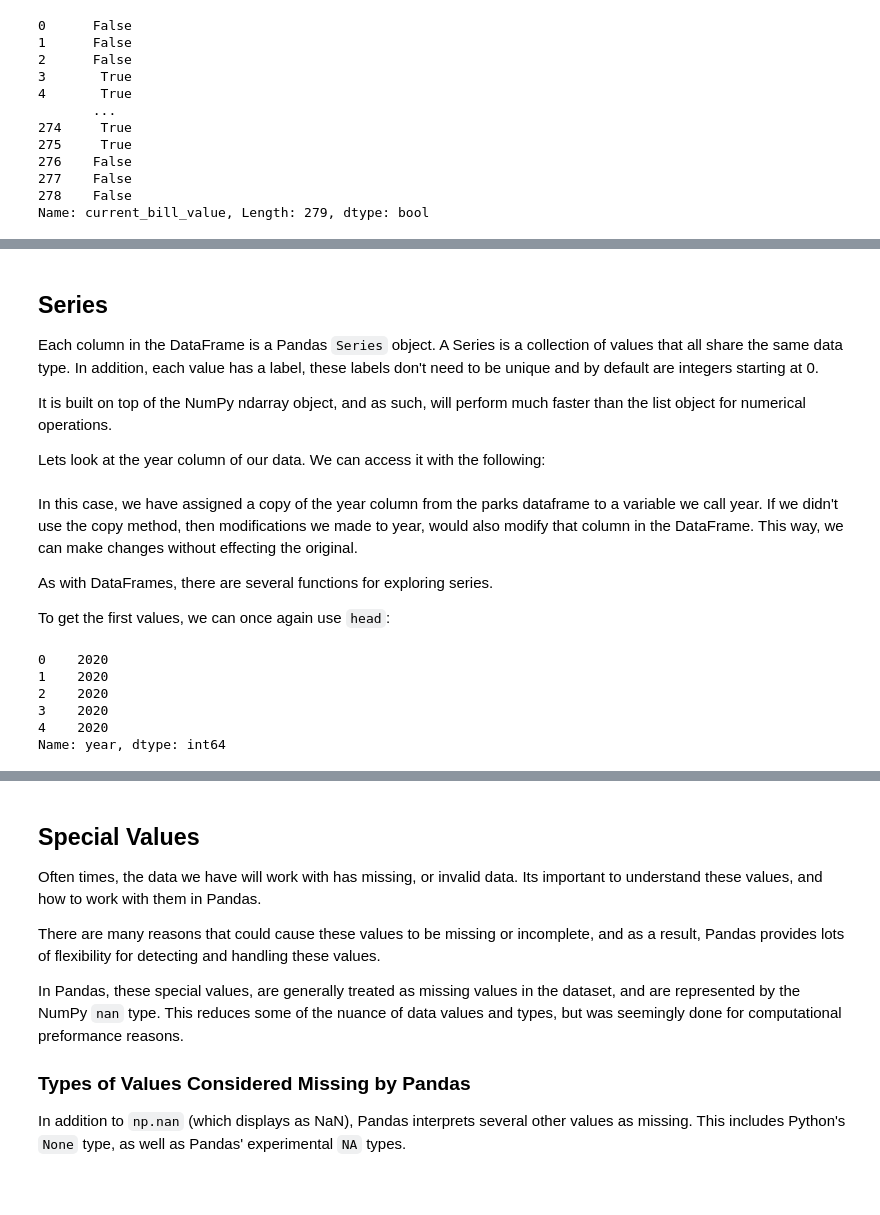
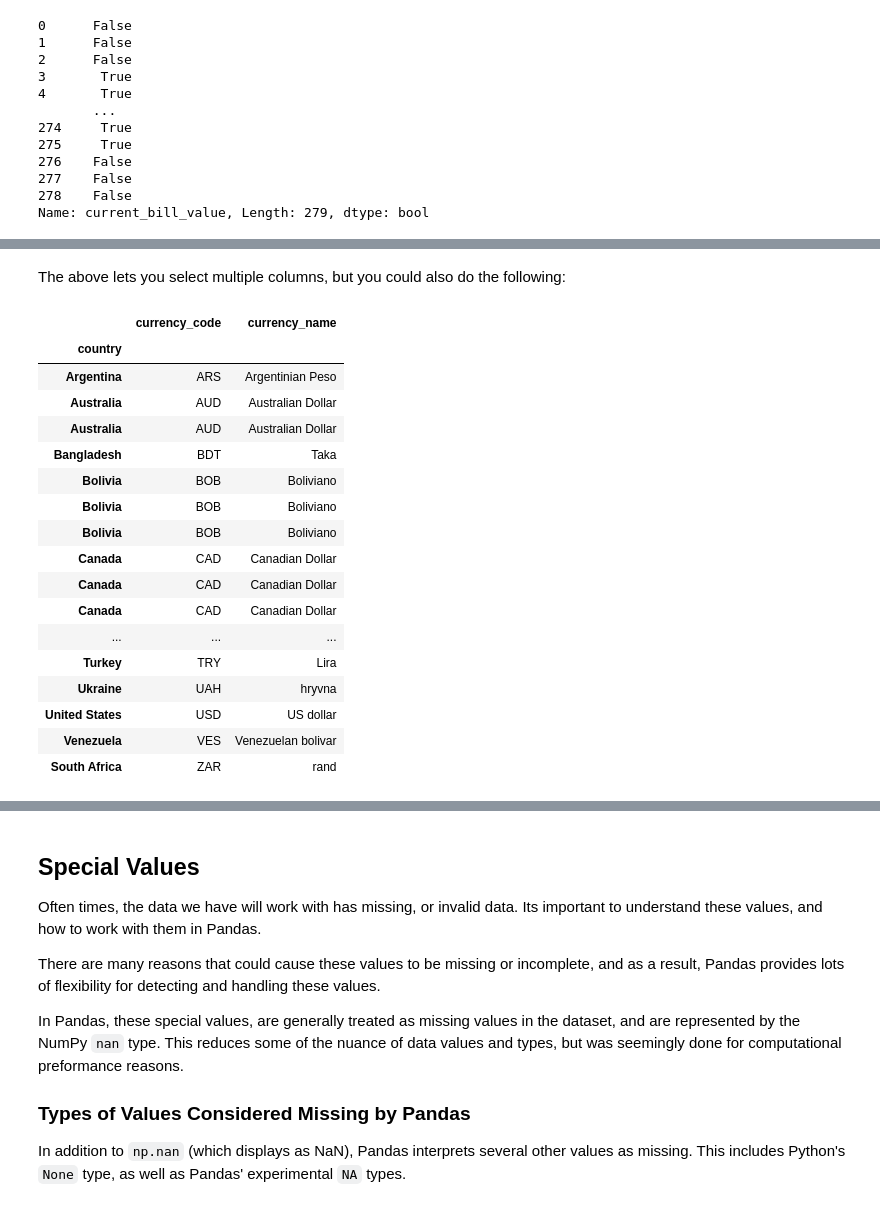
Before and after one commit to ucdavisdatalab/workshop_python_basics, a Jupyter notebook: _sources/chapters/02_pandas-basics.ipynb, the cells around one changed output, grey strips where cells are left out. Cells and saved outputs as stored; diff of their text form; code cells hidden in the pictures.

```diff
--- a/_sources/chapters/02_pandas-basics.ipynb
+++ b/_sources/chapters/02_pandas-basics.ipynb
@@ -583,14 +958,27 @@ Name: current_bill_value, Length: 279, dtype: bool
+# %% [markdown]
+The above lets you select multiple columns, but you could also do the
+following:
+# %%
+cols = ["currency_code", "currency_name"]
+banknotes[cols].loc[banknotes["current_bill_value"] == 10.0]
+# %% [output]
+|  | currency_code | currency_name |
+| country |  |  |
+| Argentina | ARS | Argentinian Peso |
+| Australia | AUD | Australian Dollar |
+| Australia | AUD | Australian Dollar |
+| Bangladesh | BDT | Taka |
+| Bolivia | BOB | Boliviano |
+| Bolivia | BOB | Boliviano |
+| Bolivia | BOB | Boliviano |
+| Canada | CAD | Canadian Dollar |
+| Canada | CAD | Canadian Dollar |
+| Canada | CAD | Canadian Dollar |
+| ... | ... | ... |
+| Turkey | TRY | Lira |
+| Ukraine | UAH | hryvna |
+| United States | USD | US dollar |
+| Venezuela | VES | Venezuelan bolivar |
+| South Africa | ZAR | rand |
 # %%
 parks = pd.read_csv("data/parks_final.csv")
-# %% [markdown]
-## Series
-
-Each column in the DataFrame is a Pandas `Series` object.
-A Series is a collection of values that all share the same data type.
-In addition, each value has a label, these labels don't need to be unique
-and by default are integers starting at 0.
-
-It is built on top of the NumPy ndarray object, and as such, will
-perform much faster than the list object for numerical operations.
-
-Lets look at the year column of our data. We can access it with the following:
@@ -599,19 +984,0 @@ year = parks["year"].copy()
-# %% [markdown]
-In this case, we have assigned a copy of the year column from the parks
-dataframe to a variable we call year. If we didn't use the copy method,
-then modifications we made to year, would also modify that column
-in the DataFrame. This way, we can make changes without effecting
-the original.
-
-As with DataFrames, there are several functions for exploring series.
-
-To get the first values, we can once again use `head`:
-# %%
-year.head()
-# %% [output]
-0    2020
-1    2020
-2    2020
-3    2020
-4    2020
-Name: year, dtype: int64
```
Also changed, not shown: parts of 99 cells of this notebook, 5 other files.
